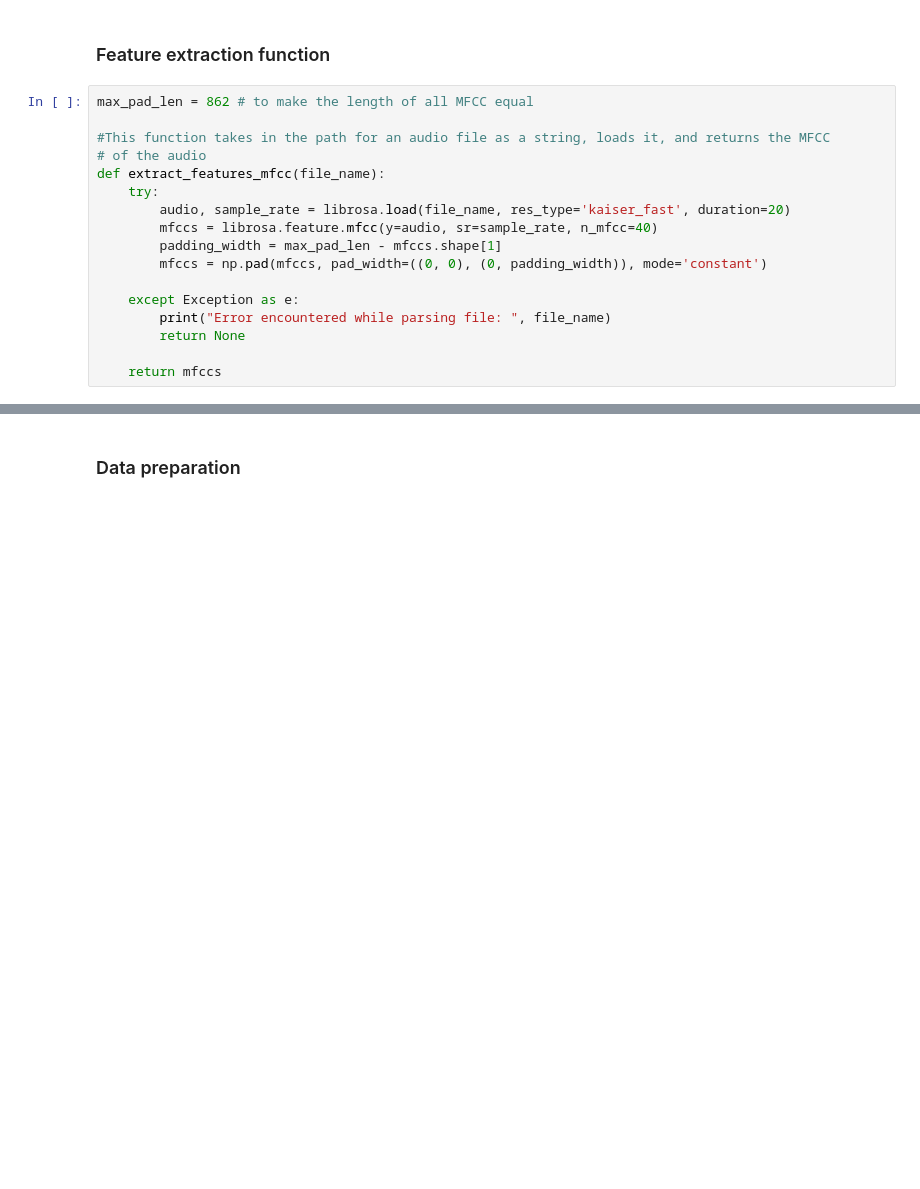
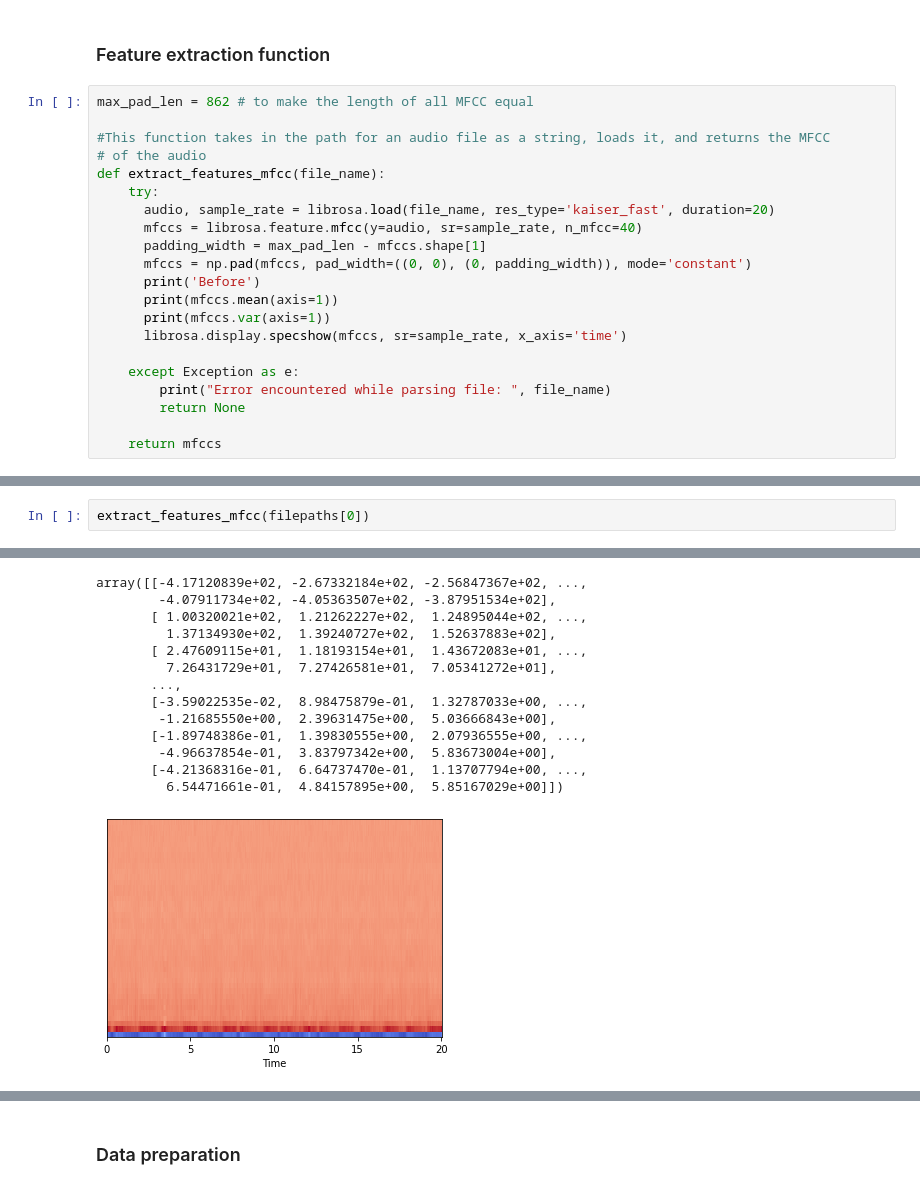
Before and after one commit to LaodeMFauzan/bangkit-project, a Jupyter notebook: main-notebook.ipynb, the cells around one changed output, grey strips where cells are left out. Saved outputs shown, nothing was run; the diff lists cells and outputs as text; blank space fills up the shorter version.

```diff
--- a/main-notebook.ipynb
+++ b/main-notebook.ipynb
@@ -285,10 +284,14 @@ max_pad_len = 862 # to make the length of all MFCC equal
 # of the audio
 def extract_features_mfcc(file_name):
     try:
-        audio, sample_rate = librosa.load(file_name, res_type='kaiser_fast', duration=20)
-        mfccs = librosa.feature.mfcc(y=audio, sr=sample_rate, n_mfcc=40)
-        padding_width = max_pad_len - mfccs.shape[1]
-        mfccs = np.pad(mfccs, pad_width=((0, 0), (0, padding_width)), mode='constant')
+      audio, sample_rate = librosa.load(file_name, res_type='kaiser_fast', duration=20)
+      mfccs = librosa.feature.mfcc(y=audio, sr=sample_rate, n_mfcc=40)
+      padding_width = max_pad_len - mfccs.shape[1]
+      mfccs = np.pad(mfccs, pad_width=((0, 0), (0, padding_width)), mode='constant')
+      print('Before')
+      print(mfccs.mean(axis=1))
+      print(mfccs.var(axis=1))
+      librosa.display.specshow(mfccs, sr=sample_rate, x_axis='time')
 
     except Exception as e:
         print("Error encountered while parsing file: ", file_name)
@@ -297,0 +321,3 @@ def extract_features_mfcc(file_name):
+# %%
+extract_features_mfcc(filepaths[0])
+# %% [output]
@@ -297,0 +343,14 @@ def extract_features_mfcc(file_name):
+array([[-4.17120839e+02, -2.67332184e+02, -2.56847367e+02, ...,
+        -4.07911734e+02, -4.05363507e+02, -3.87951534e+02],
+       [ 1.00320021e+02,  1.21262227e+02,  1.24895044e+02, ...,
+         1.37134930e+02,  1.39240727e+02,  1.52637883e+02],
+       [ 2.47609115e+01,  1.18193154e+01,  1.43672083e+01, ...,
+         7.26431729e+01,  7.27426581e+01,  7.05341272e+01],
+       ...,
+       [-3.59022535e-02,  8.98475879e-01,  1.32787033e+00, ...,
+        -1.21685550e+00,  2.39631475e+00,  5.03666843e+00],
+       [-1.89748386e-01,  1.39830555e+00,  2.07936555e+00, ...,
+        -4.96637854e-01,  3.83797342e+00,  5.83673004e+00],
+       [-4.21368316e-01,  6.64737470e-01,  1.13707794e+00, ...,
+         6.54471661e-01,  4.84157895e+00,  5.85167029e+00]])
+[figure, added]
```
Also changed, not shown: parts of 17 cells of this notebook.
